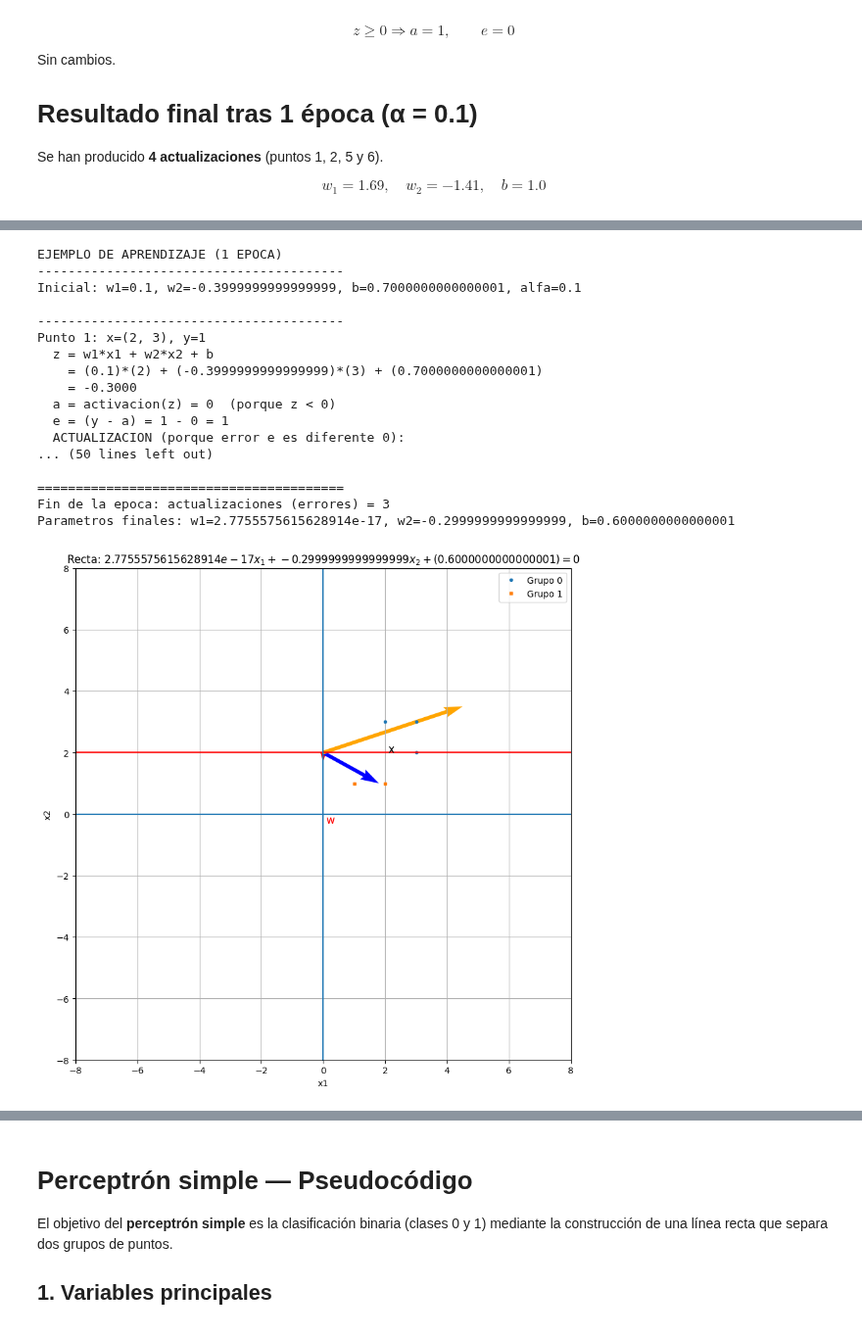
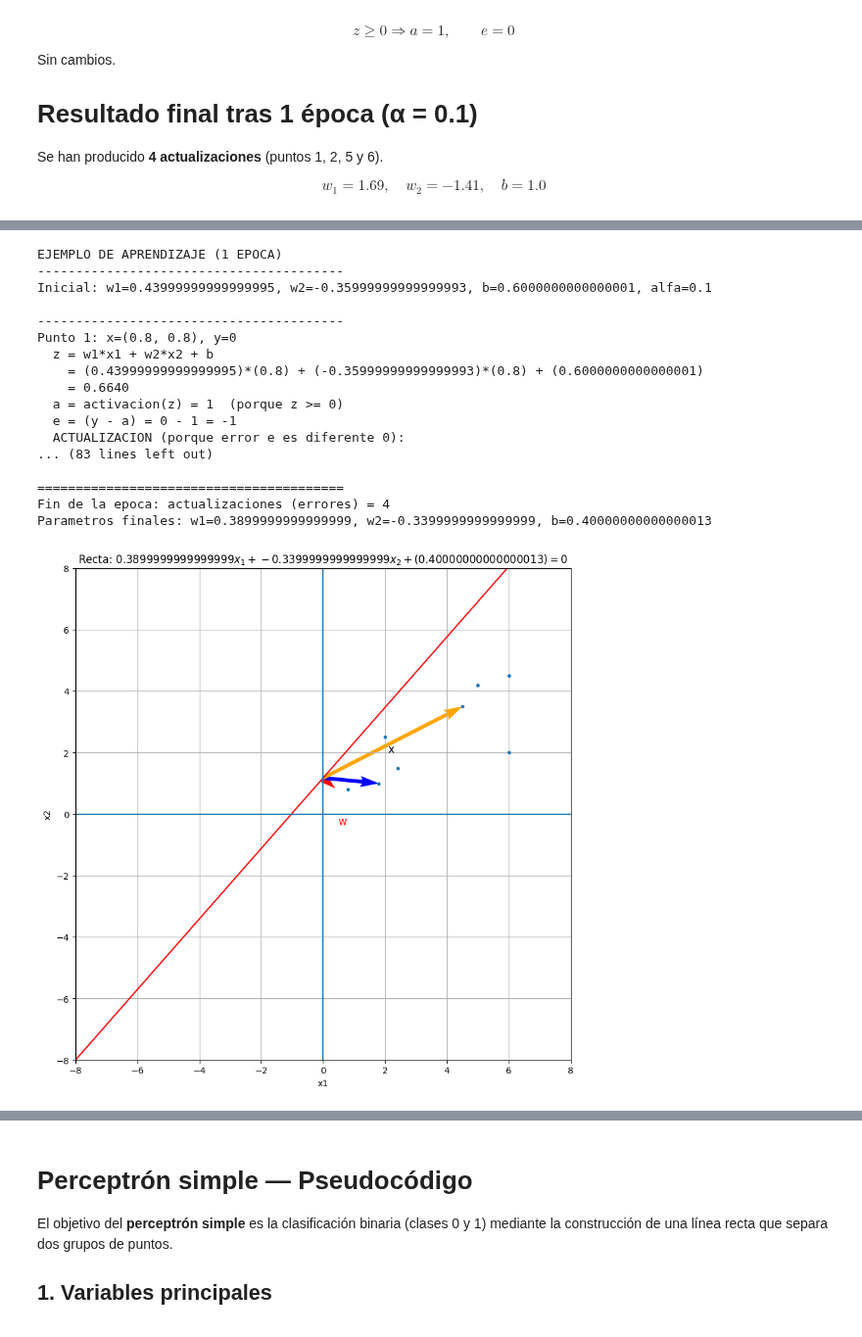
Before and after one commit to JavierPeraltaAzagra/Big-Data-e-IA, a Jupyter notebook: Sistemas de aprendizaje automático/RA4/perceptron.ipynb, the cells around one changed output, grey strips where cells are left out. Shown at 98% size. Drawn from its saved outputs; the diff is of its cells as text; code cells hidden in the pictures.

```diff
--- a/Sistemas de aprendizaje automático/RA4/perceptron.ipynb
+++ b/Sistemas de aprendizaje automático/RA4/perceptron.ipynb
@@ -536,19 +551,16 @@ plt.show()
 import numpy as np
 import matplotlib.pyplot as plt
 
-def encontrar_recta_separa_grupos(w1, w2, b):
+def encontrar_recta_separa_grupos(X, w1, w2, b):
     plt.figure(figsize=(10, 10))
-   # Grupo 0 (azul)
-    x0 = [2, 3, 3]
-    y0 = [3, 3, 2]
 
-    # Grupo 1 (naranja)
-    x1 = [2, 1]
-    y1 = [1, 1]
+    x = [p[0] for p in X]
+    y = [p[1] for p in X]
+
 
     # Dibujamos cada grupo con distinto color y marcador
-    plt.plot(x0, y0, 'o', label="Grupo 0", markersize=3)
-    plt.plot(x1, y1, 's', label="Grupo 1", markersize=3)
+    plt.plot(x, y, 'o', markersize=3)
+
     # Dibuja la recta w1*x1 + w2*x2 + b = 0
 
     # Creamos valores de x1 (eje horizontal)    np.linspace genera puntos entre -10 y 10
@@ -611,16 +623,16 @@ def encontrar_recta_separa_grupos(w1, w2, b):
     plt.xlim(-8, 8) # definimos rango del eje x
     plt.ylim(-8, 8) # definimos rango del eje y
 
-    plt.legend() # mostramos la leyenda que identifica cada grupo
+    #plt.legend() # mostramos la leyenda que identifica cada grupo
     # Etiquetas cerca de la punta de cada vector
     # Mostramos la figura en pantalla
     plt.show()
 
 # valores inciales (aleatorios) de w1, w2 y b
-w1 = 0.5
-w2 = -0.3
-b = 1
-encontrar_recta_separa_grupos(w1, w2, b)
+w1 = 1
+w2 = -2
+b = 0.45
+encontrar_recta_separa_grupos(X,w1, w2, b)
 
 
 # En este caso, con estos valores de w1, w2 y b, al punto (2,2) la recta lo asigna al grupo 1 -erróneamente- y no al cero)
@@ -1105,8 +1107,5 @@ encontrar_recta_separa_grupos(w1=w1_final, w2=w2_final, b=b_final)
 # %%
-w1_init = w1_final
-w2_init = w2_final
-b_init = b_final
-w1_final, w2_final, b_final = perceptron_una_epoca(X, y, w1_init, w2_init, b_init)
+w1, w2, b = perceptron_una_epoca(X, y, w1, w2, b)
 # %% [output]
 EJEMPLO DE APRENDIZAJE (1 EPOCA)
 ----------------------------------------
@@ -1132,25 +1131,25 @@ encontrar_recta_separa_grupos(w1=w1_final, w2=w2_final, b=b_final)
 # %%
-w1_final, w2_final, b_final = perceptron_una_epoca(X, y, w1=w1_final, w2=w2_final, b=b_final)
+w1,w2,b=perceptron_una_epoca(X, y, w1, w2, b)
 # %% [output]
 EJEMPLO DE APRENDIZAJE (1 EPOCA)
 ----------------------------------------
-Inicial: w1=0.1, w2=-0.3999999999999999, b=0.7000000000000001, alfa=0.1
+Inicial: w1=0.43999999999999995, w2=-0.35999999999999993, b=0.6000000000000001, alfa=0.1
 
 ----------------------------------------
-Punto 1: x=(2, 3), y=1
+Punto 1: x=(0.8, 0.8), y=0
   z = w1*x1 + w2*x2 + b
-    = (0.1)*(2) + (-0.3999999999999999)*(3) + (0.7000000000000001)
-    = -0.3000
-  a = activacion(z) = 0  (porque z < 0)
-  e = (y - a) = 1 - 0 = 1
+    = (0.43999999999999995)*(0.8) + (-0.35999999999999993)*(0.8) + (0.6000000000000001)
+    = 0.6640
+  a = activacion(z) = 1  (porque z >= 0)
+  e = (y - a) = 0 - 1 = -1
   ACTUALIZACION (porque error e es diferente 0):
-... (50 lines left out)
+... (83 lines left out)
 
 ========================================
-Fin de la epoca: actualizaciones (errores) = 3
-Parametros finales: w1=2.7755575615628914e-17, w2=-0.2999999999999999, b=0.6000000000000001
+Fin de la epoca: actualizaciones (errores) = 4
+Parametros finales: w1=0.3899999999999999, w2=-0.3399999999999999, b=0.40000000000000013
 # %%
-encontrar_recta_separa_grupos(w1=w1_final, w2=w2_final, b=b_final)
+encontrar_recta_separa_grupos(X, w1, w2, b)
 # %% [output]
-[figure, old version]
+[figure, new version]
 # %%
```
Also changed, not shown: parts of 65 cells of this notebook, 1 other file.
